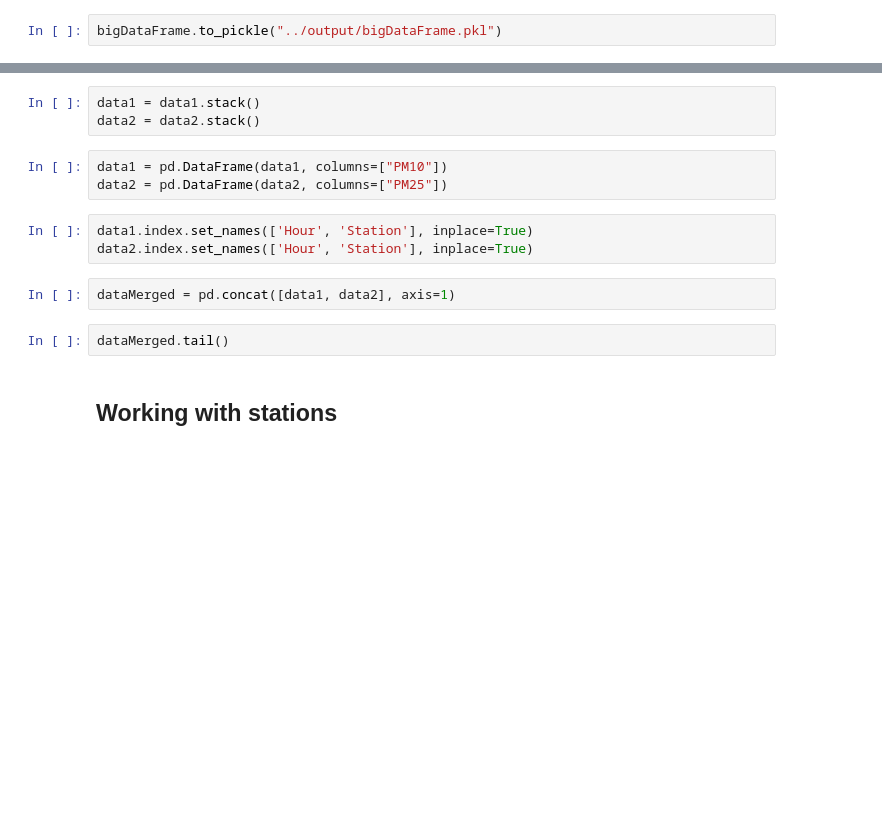
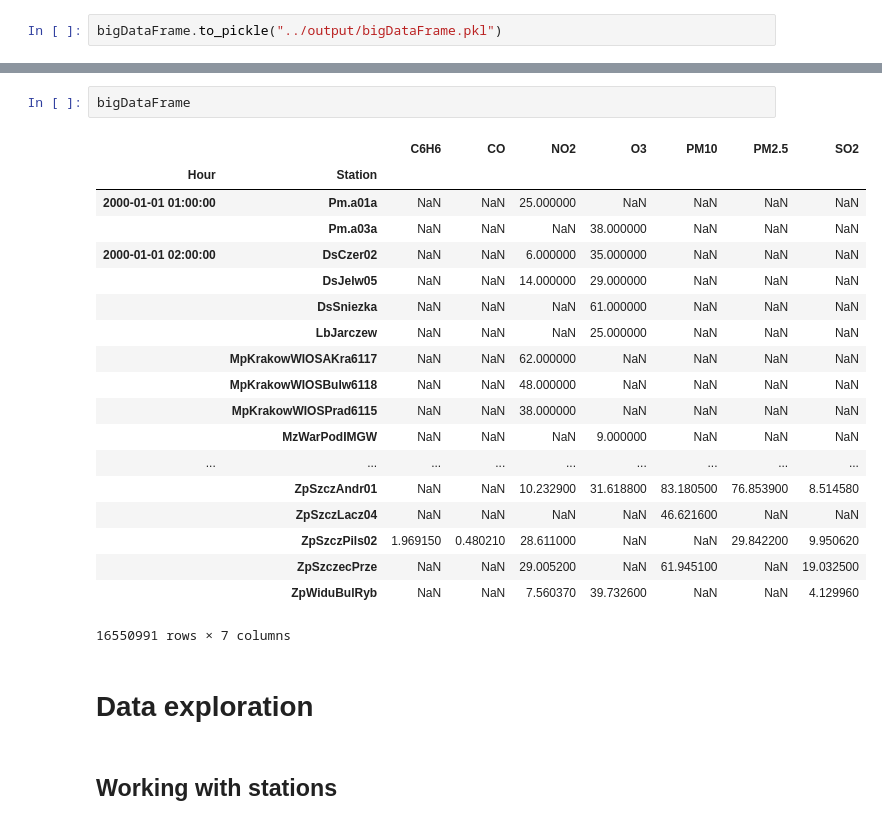
Before and after one commit to QuantumDamage/AQIP, a Jupyter notebook: workspace/EDA.ipynb, the cells around one changed output, grey strips where cells are left out. Saved outputs shown, nothing was run; the diff lists cells and outputs as text; blank space fills up the shorter version.

Commit message:
One Big Data Frame

```diff
--- a/workspace/EDA.ipynb
+++ b/workspace/EDA.ipynb
@@ -246,16 +212,27 @@ data2 = data2.set_index("Hour")
-# %%
-data1 = data1.stack()
-data2 = data2.stack()
-# %%
-data1 = pd.DataFrame(data1, columns=["PM10"])
-data2 = pd.DataFrame(data2, columns=["PM25"])
-# %%
-data1.index.set_names(['Hour', 'Station'], inplace=True)
-data2.index.set_names(['Hour', 'Station'], inplace=True)
-# %%
-dataMerged = pd.concat([data1, data2], axis=1)
-# %%
-dataMerged.tail()
+# %%
+bigDataFrame
+# %% [output]
+|  |  | C6H6 | CO | NO2 | O3 | PM10 | PM2.5 | SO2 |
+| Hour | Station |  |  |  |  |  |  |  |
+| 2000-01-01 01:00:00 | Pm.a01a | NaN | NaN | 25.000000 | NaN | NaN | NaN | NaN |
+|  | Pm.a03a | NaN | NaN | NaN | 38.000000 | NaN | NaN | NaN |
+| 2000-01-01 02:00:00 | DsCzer02 | NaN | NaN | 6.000000 | 35.000000 | NaN | NaN | NaN |
+|  | DsJelw05 | NaN | NaN | 14.000000 | 29.000000 | NaN | NaN | NaN |
+|  | DsSniezka | NaN | NaN | NaN | 61.000000 | NaN | NaN | NaN |
+|  | LbJarczew | NaN | NaN | NaN | 25.000000 | NaN | NaN | NaN |
+|  | MpKrakowWIOSAKra6117 | NaN | NaN | 62.000000 | NaN | NaN | NaN | NaN |
+|  | MpKrakowWIOSBulw6118 | NaN | NaN | 48.000000 | NaN | NaN | NaN | NaN |
+|  | MpKrakowWIOSPrad6115 | NaN | NaN | 38.000000 | NaN | NaN | NaN | NaN |
+|  | MzWarPodIMGW | NaN | NaN | NaN | 9.000000 | NaN | NaN | NaN |
+| ... | ... | ... | ... | ... | ... | ... | ... | ... |
+|  | ZpSzczAndr01 | NaN | NaN | 10.232900 | 31.618800 | 83.180500 | 76.853900 | 8.514580 |
+|  | ZpSzczLacz04 | NaN | NaN | NaN | NaN | 46.621600 | NaN | NaN |
+|  | ZpSzczPils02 | 1.969150 | 0.480210 | 28.611000 | NaN | NaN | 29.842200 | 9.950620 |
+|  | ZpSzczecPrze | NaN | NaN | 29.005200 | NaN | 61.945100 | NaN | 19.032500 |
+|  | ZpWiduBulRyb | NaN | NaN | 7.560370 | 39.732600 | NaN | NaN | 4.129960 |
+16550991 rows × 7 columns
+# %% [markdown]
+# Data exploration
 # %% [markdown]
 ## Working with stations
 # %%
```
Also changed, not shown: parts of 10 cells of this notebook.
